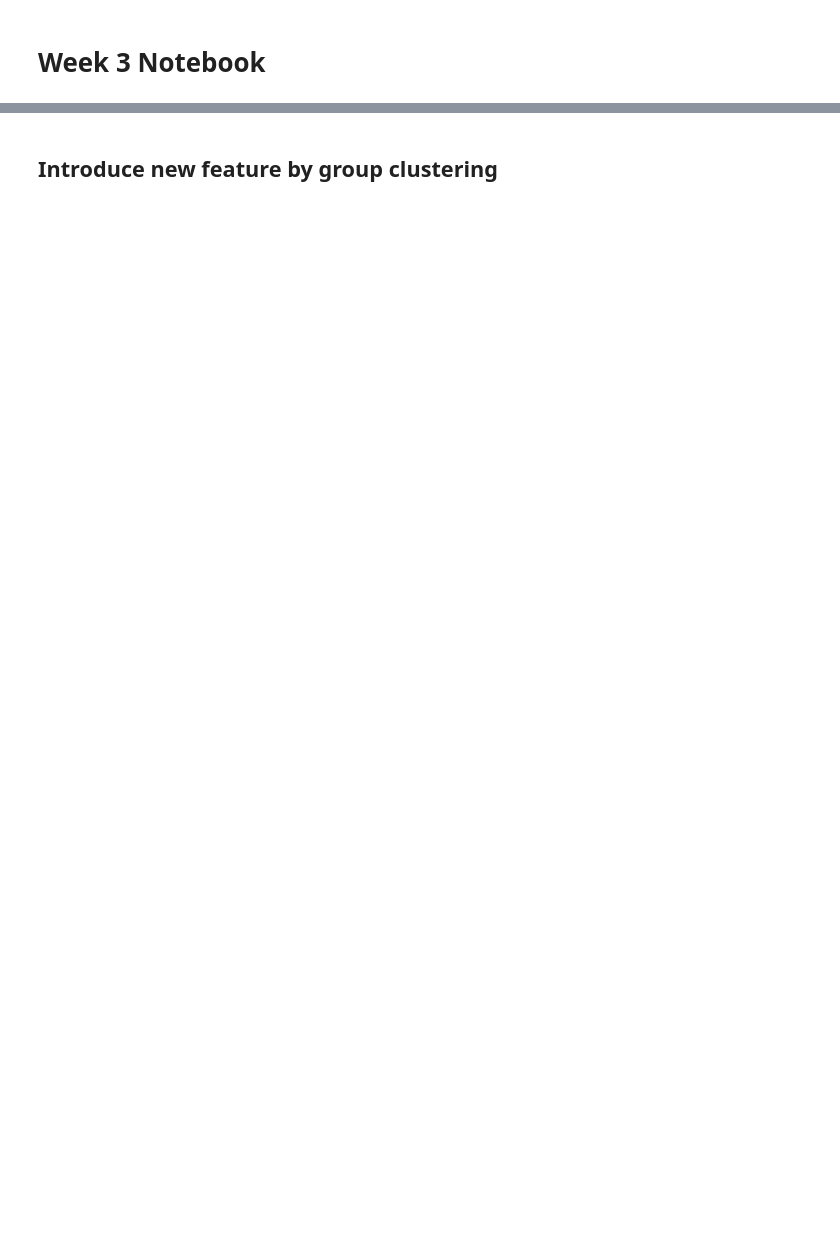
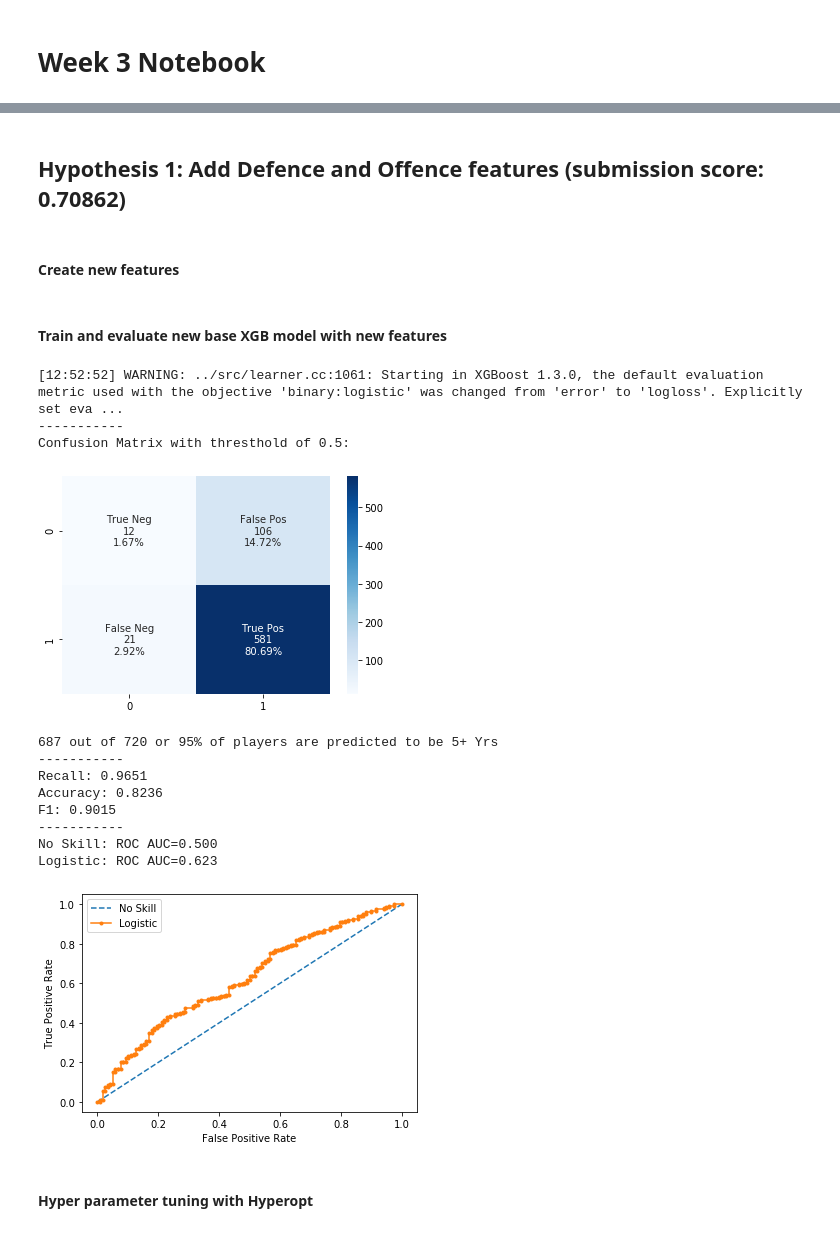
Before and after one commit to yidaveding/adsi_g5_kaggle_nba, a Jupyter notebook: notebooks/week3/david_ding-11481912-w3-xgb.ipynb, the cells around one changed output, grey strips where cells are left out. Saved outputs shown, nothing was run; the diff lists cells and outputs as text; code cells hidden in the pictures; blank space fills up the shorter version.

```diff
--- a/notebooks/week3/david_ding-11481912-w3-xgb.ipynb
+++ b/notebooks/week3/david_ding-11481912-w3-xgb.ipynb
@@ -49,2 +49,45 @@ Logistic: ROC AUC=0.688
-# %% [markdown]
-## Introduce new feature by group clustering
+# %% [markdown]
+## Hypothesis 1: Add Defence and Offence features (submission score: 0.70862)
+# %% [markdown]
+#### Create new features
+# %%
+off_feat = ['PTS', 'FGM', 'FGA', 'FG%', '3P Made', '3PA', '3P%', 'FTM', 'FTA', 'FT%', 'OREB', 'AST']
+def_feat = ['DREB', 'STL', 'BLK']
+# %%
+from src.features.build_features import add_off_def_features
+
+X_train_nf = add_off_def_features(off_feat, def_feat, X_train)
+X_val_nf = add_off_def_features(off_feat, def_feat, X_val)
+X_test_nf = add_off_def_features(off_feat, def_feat, X_test)
+test_data_nf = add_off_def_features(off_feat, def_feat, test_data)
+
+from src.features.build_features import add_features_min_average
+X_train_nf = add_features_min_average(X_train_nf)
+X_val_nf = add_features_min_average(X_val_nf)
+X_test_nf = add_features_min_average(X_test_nf)
+test_data_nf = add_features_min_average(test_data_nf)
+# %% [markdown]
+#### Train and evaluate new base XGB model with new features
+# %%
+import xgboost as xgb
+from src.visualization.visualize import eval_metrics
+
+nf_base_model = xgb.XGBClassifier().fit(X_train_nf, y_train)
+y_pred = nf_base_model.predict_proba(X_val_nf)[:,1]
+eval_metrics(y_pred, y_val, praba_threshold=0.5)
+# %% [output]
+[12:52:52] WARNING: ../src/learner.cc:1061: Starting in XGBoost 1.3.0, the default evaluation metric used with the objective 'binary:logistic' was changed from 'error' to 'logloss'. Explicitly set eva ...
+-----------
+Confusion Matrix with thresthold of 0.5:
+[figure, added]
+687 out of 720 or 95% of players are predicted to be 5+ Yrs
+-----------
+Recall: 0.9651
+Accuracy: 0.8236
+F1: 0.9015
+-----------
+No Skill: ROC AUC=0.500
+Logistic: ROC AUC=0.623
+[figure, added]
+# %% [markdown]
+#### Hyper parameter tuning with Hyperopt
```
Also changed, not shown: parts of 74 cells of this notebook, 11 other files.
